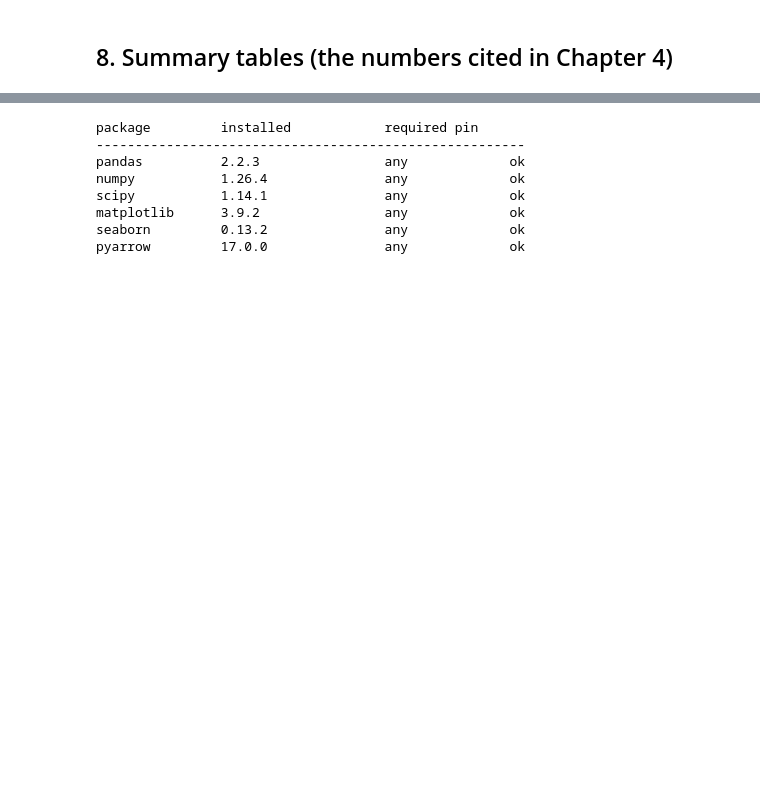
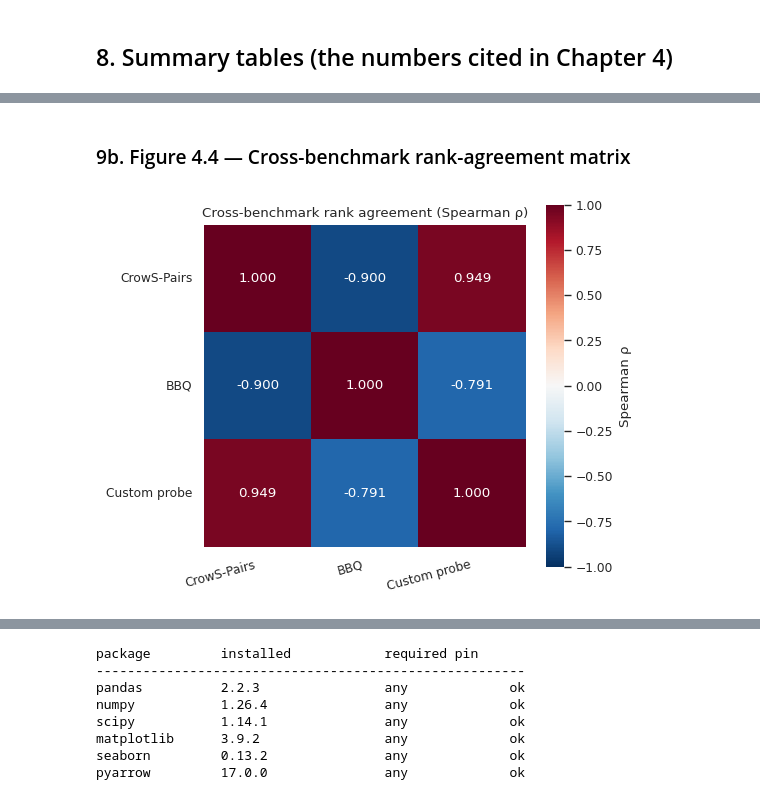
Before and after one commit to oplf-svg/llm-bias-audit, a Jupyter notebook: notebooks/results-dashboard.ipynb, the cells around one changed output, grey strips where cells are left out. Cells and saved outputs as stored; diff of their text form; code cells hidden in the pictures; blank space fills up the shorter version.

```diff
--- a/notebooks/results-dashboard.ipynb
+++ b/notebooks/results-dashboard.ipynb
@@ -419,0 +588,26 @@ physical_appearance  0.7674  0.0133  0.7500  0.7778         4  0.0278
+# %% [markdown]
+### 9b. Figure 4.4 — Cross-benchmark rank-agreement matrix
+# %%
+bench_list = list(bias_matrix.columns)
+rho_mat = pd.DataFrame(np.eye(len(bench_list)), index=bench_list, columns=bench_list)
+for a, b in combinations(bench_list, 2):
+    pair = bias_matrix[[a, b]].dropna()
+    if len(pair) >= 2:
+        rho = spearmanr(pair[a], pair[b]).statistic
+        rho_mat.loc[a, b] = rho
+        rho_mat.loc[b, a] = rho
+
+fig, ax = plt.subplots(figsize=(5.5, 4.5))
+labels_pretty = [BENCH_LABEL[b] for b in bench_list]
+sns.heatmap(rho_mat.values, annot=True, fmt='.3f', cmap='RdBu_r',
+            center=0, vmin=-1, vmax=1, ax=ax,
+            xticklabels=labels_pretty, yticklabels=labels_pretty,
+            cbar_kws={'label': 'Spearman ρ'}, square=True)
+ax.set_title('Cross-benchmark rank agreement (Spearman ρ)')
+plt.setp(ax.get_xticklabels(), rotation=15, ha='right')
+plt.setp(ax.get_yticklabels(), rotation=0)
+fig.tight_layout()
+fig.savefig('results/figures/benchmark_agreement_matrix.png', dpi=200)
+plt.show()
+# %% [output]
+[figure, added]
```
Also changed, not shown: parts of 20 cells of this notebook.
